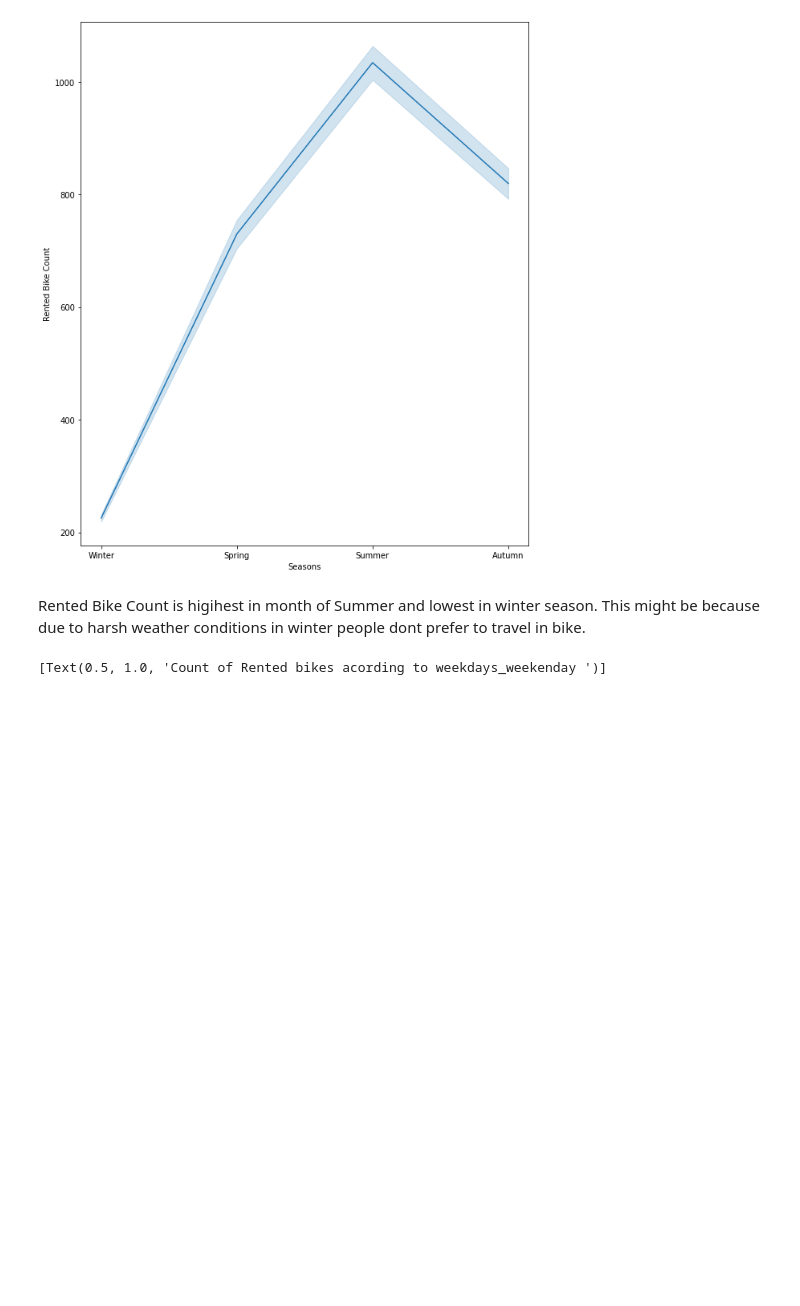
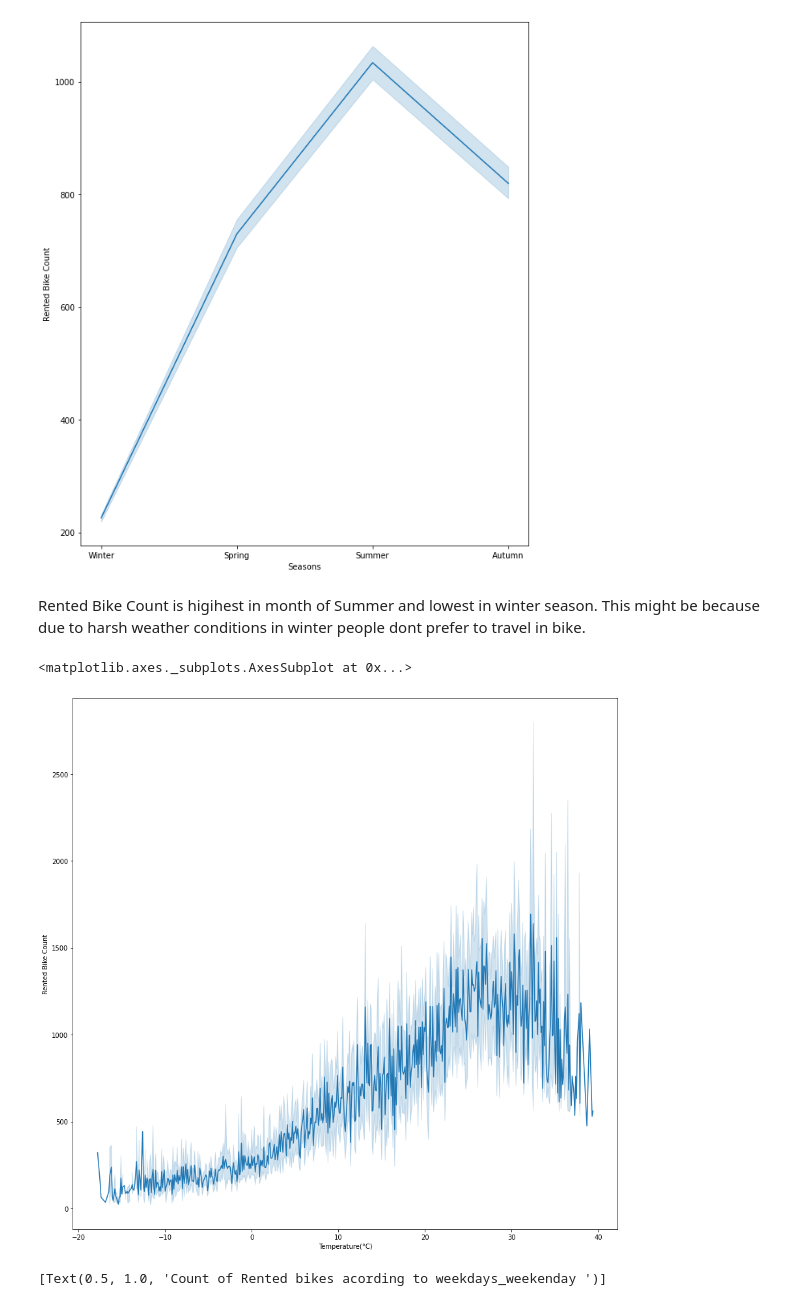
Before and after one commit to SampannaMishra/Bike-Sharing-Demand-Prediction, a Jupyter notebook: Bike_Sharing_Demand_Prediction_Capstone_Project.ipynb, the cells around one changed output. Drawn from its saved outputs; the diff is of its cells as text; code cells hidden in the pictures; blank space fills up the shorter version.

```diff
--- a/Bike_Sharing_Demand_Prediction_Capstone_Project.ipynb
+++ b/Bike_Sharing_Demand_Prediction_Capstone_Project.ipynb
@@ -197,8 +193,11 @@ sns.lineplot(data=data, x="Seasons", y="Rented Bike Count")
 # %% [markdown]
 Rented Bike Count is higihest in month of Summer and lowest in winter season. This might be because due to harsh weather conditions in winter people dont prefer to travel in bike.
 # %%
-# plt.figure(figsize = (15,15))
-# sns.lineplot(data=data, x="Temperature(°C)", y="Rented Bike Count")
+plt.figure(figsize = (15,15))
+sns.lineplot(data=data, x="Temperature(°C)", y="Rented Bike Count")
+# %% [output]
+<matplotlib.axes._subplots.AxesSubplot at 0x...>
+[figure, added]
 # %%
 #anlysis of data by vizualisation
 fig,ax=plt.subplots(figsize=(10,8))
```
Also changed, not shown: parts of 90 cells of this notebook.
